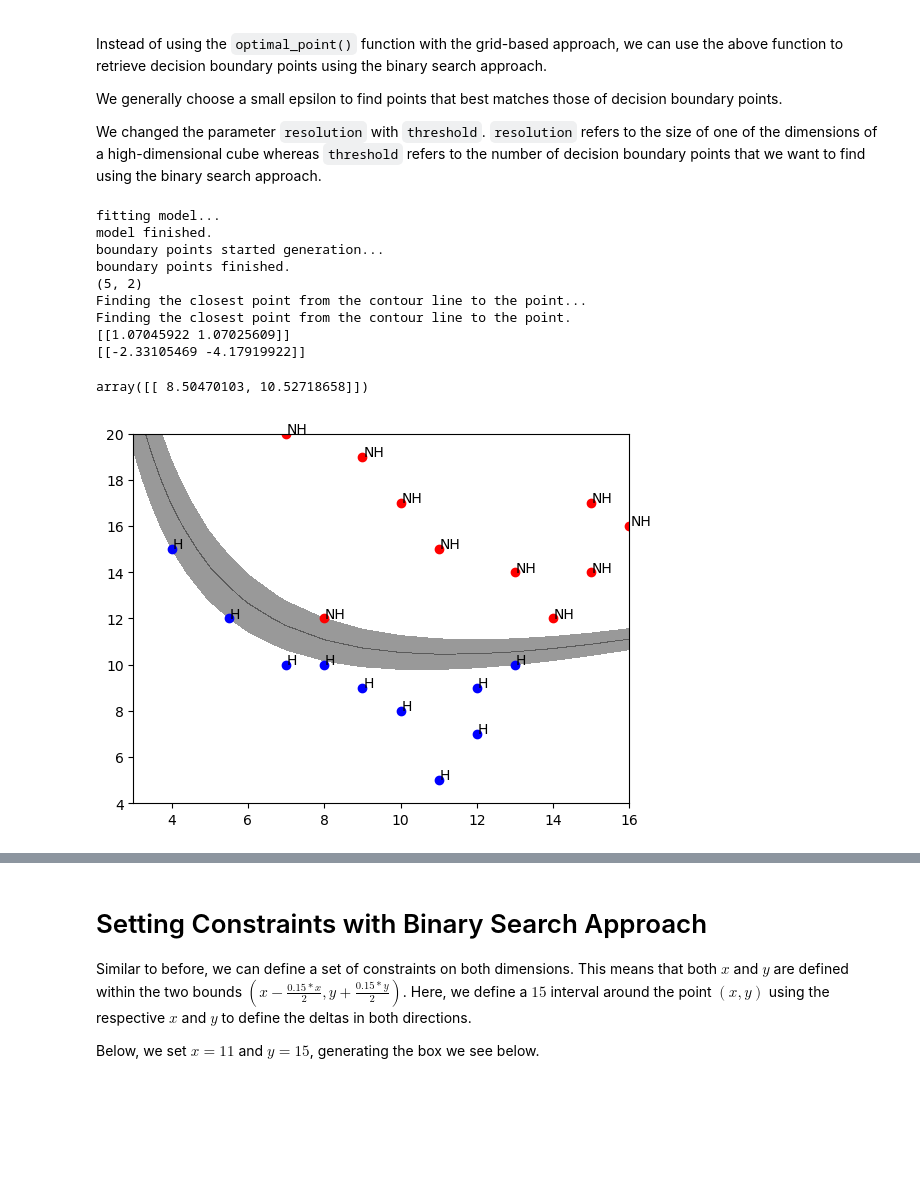
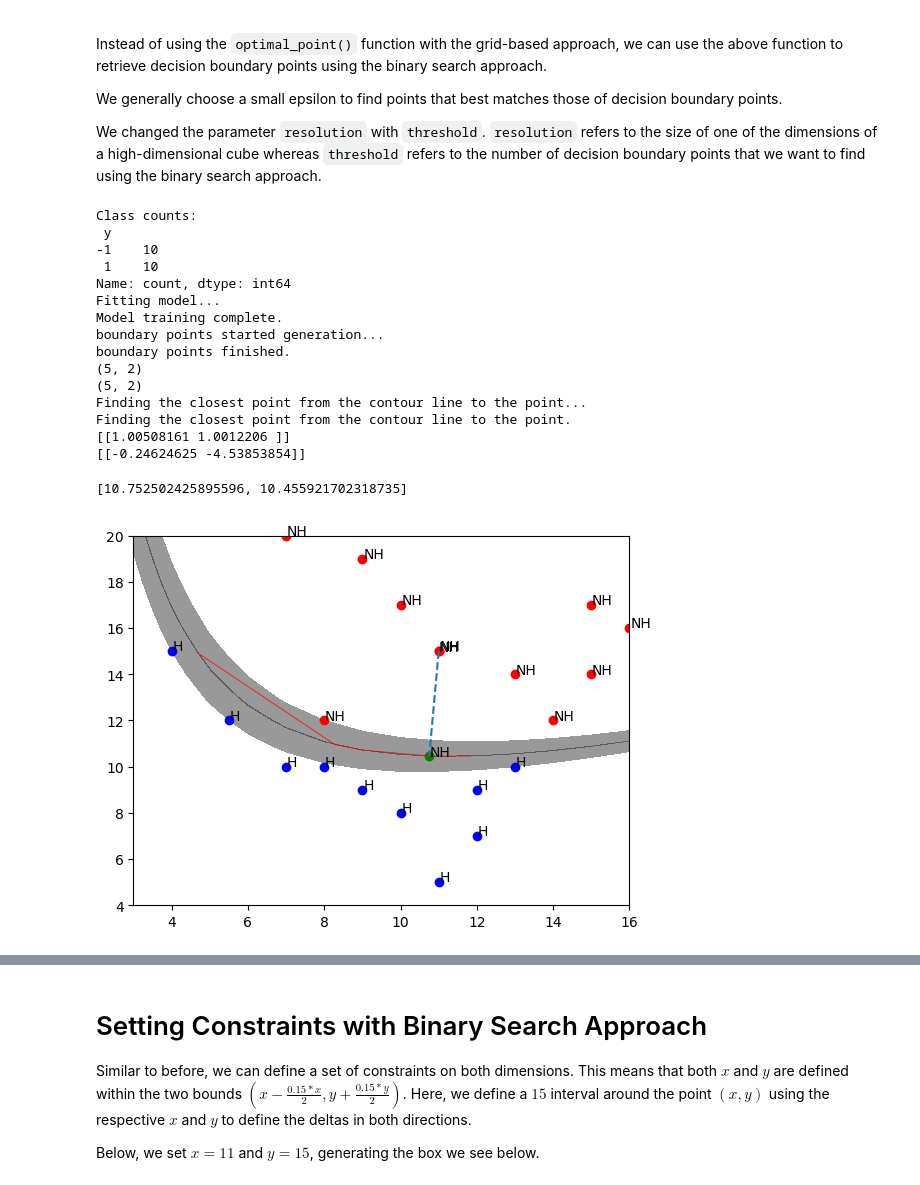
Before and after one commit to dsin85691/SSBA_For_Counterfactuals, a Jupyter notebook: documentation_notebook.ipynb, the cells around one changed output, grey strips where cells are left out. Saved outputs shown, nothing was run; the diff lists cells and outputs as text; code cells hidden in the pictures; blank space fills up the shorter version.

```diff
--- a/documentation_notebook.ipynb
+++ b/documentation_notebook.ipynb
@@ -37,7 +38,6 @@ We create an SVM classifier to apply to the SVM dataset.
 # %%
 # Reading in the dataset
-df=pd.read_csv('SVM_Dataset2.csv')
-df = df.astype('Float32')
+df=pd.read_csv('toy_dataset.csv')
 
 # SVM classifier with polynomial decision boundary
 svm_classifier = svm.SVC(kernel='poly',C=10, degree=2, probability=True)
@@ -644,0 +673,21 @@ def real_world_constraints(points, undesired_coords, constraints):
+# %%
+def balance_dataset(df, target):
+
+    unique_vals = df[target].unique()
+    max_samples = df[target].value_counts().max()
+
+    balanced_dataset = pd.DataFrame(data=[], columns=df.columns)
+
+    for val in unique_vals:
+        class_subset = df[df[target] == val]
+        if class_subset.shape[0] != max_samples:
+            upsampled_class = resample(class_subset,
+                                    replace=True,
+                                    n_samples=max_samples,
+                                    random_state=42)  # for reproducibility
+        else:
+            upsampled_class = class_subset
+        balanced_dataset = pd.concat([balanced_dataset, upsampled_class], ignore_index=True)
+
+    balanced_dataset[target] = balanced_dataset[target].astype('int32')
+    return balanced_dataset
@@ -645,3 +698,12 @@ def real_world_constraints(points, undesired_coords, constraints):
+# %%
+def check_class_balance(df, target):
+    class_counts = df[target].value_counts()
+    print("Class counts:\n", class_counts)
+
+    if class_counts.nunique() == 1:
+        return True
+    else:
+        return False
 # %% [markdown]
 # Generating the optimal point
 
@@ -1270,18 +1425,23 @@ def optimal_point(dataset, model, desired_class, original_class, undesired_coord
 # %%
 visualize_dataset()
-df = df.astype('Float32')
-optimal_point(df, svm_classifier, desired_class=1, original_class=-1, threshold=5, undesired_coords=(11,15), point_epsilon=1e-3, epsilon=0.07, constraints=[])
+optimal_point(df, svm_classifier, desired_class=1, original_class=-1, threshold=5, chosen_row=4, epsilon=1e-3, constraints=[], plot=True)
 # %% [output]
-fitting model...
-model finished.
+Class counts:
+ y
+-1    10
+ 1    10
+Name: count, dtype: int64
+Fitting model...
+Model training complete.
 boundary points started generation...
 boundary points finished.
 (5, 2)
+(5, 2)
 Finding the closest point from the contour line to the point...
 Finding the closest point from the contour line to the point.
-[[1.07045922 1.07025609]]
-[[-2.33105469 -4.17919922]]
+[[1.00508161 1.0012206 ]]
+[[-0.24624625 -4.53853854]]
-array([[ 8.50470103, 10.52718658]])
+[10.752502425895596, 10.455921702318735]
-[figure, old version]
+[figure, new version]
 # %%
 visualize_dataset()
```
Also changed, not shown: parts of 24 cells of this notebook, 13 other files.
